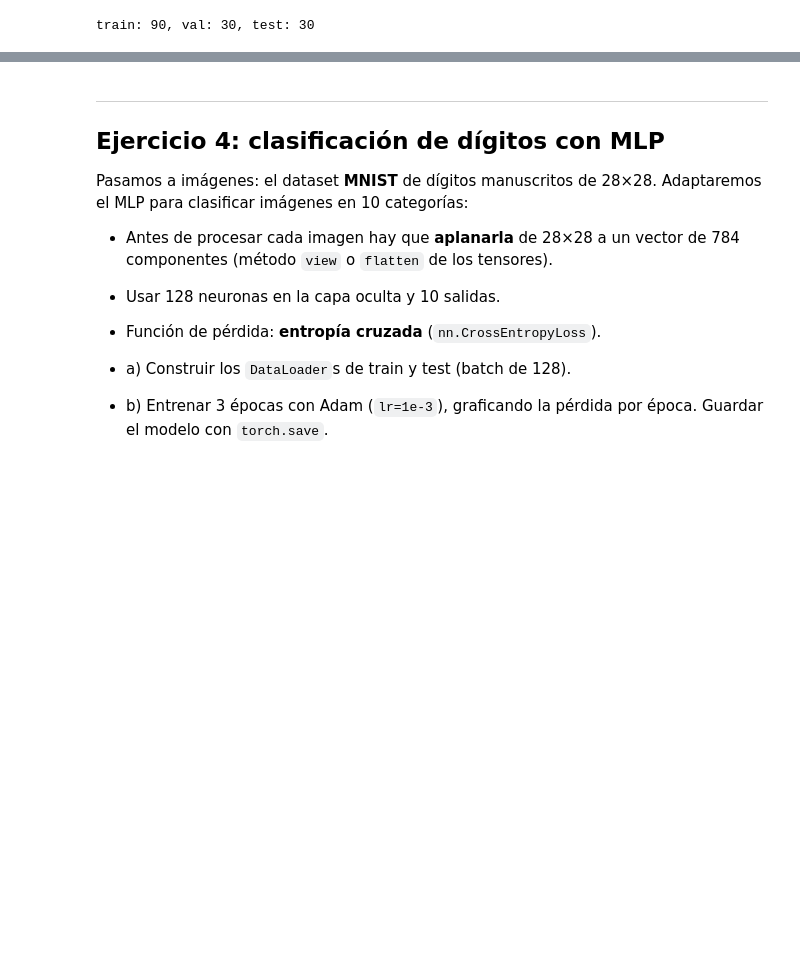
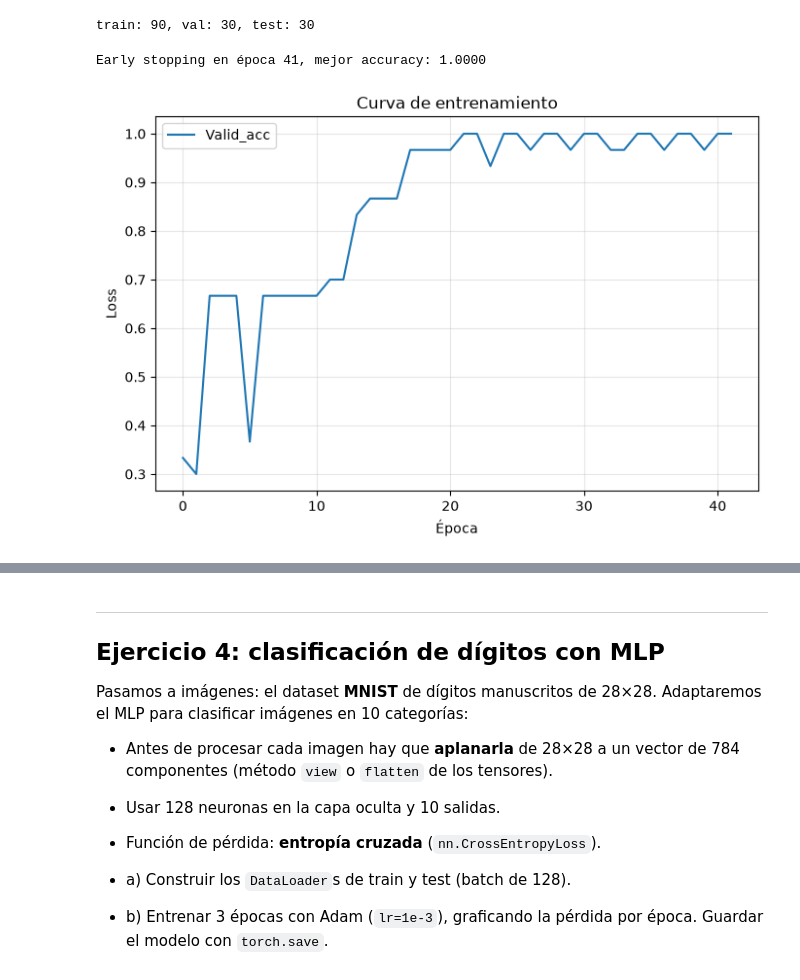
Before and after one commit to gggelme/pytorch_redes_ii, a Jupyter notebook: src/redes_neuronales_ii/Guia_1_alumno.ipynb, the cells around one changed output, grey strips where cells are left out. Saved outputs shown, nothing was run; the diff lists cells and outputs as text; code cells hidden in the pictures; blank space fills up the shorter version.

```diff
--- a/src/redes_neuronales_ii/Guia_1_alumno.ipynb
+++ b/src/redes_neuronales_ii/Guia_1_alumno.ipynb
@@ -244,6 +335,24 @@ test_loader  = DataLoader(DF_test, batch_size=64)
 print(f"train: {len(X_train)}, val: {len(X_val)}, test: {len(X_test)}")
 # %% [output]
 train: 90, val: 30, test: 30
+# %%
+model = PerceptronMulticapa_PRO(n_in = DF_train.X.shape[1], n_hid = 4, n_out = len(DF_train.y.unique()), lr = 0.01, salida_sigmoidea = False, clasificacion=True)
+hist = entrenar_MLP(model, train_loader, val_loader, epochs = 500)
+
+import matplotlib.pyplot as plt
+
+plt.figure(figsize=(8,5))
+#plt.plot(hist["train"], label="Train")
+plt.plot(hist["valid_acc"], label="Valid_acc")
+plt.xlabel("Época")
+plt.ylabel("Loss")
+plt.title("Curva de entrenamiento")
+plt.legend()
+plt.grid(True, alpha=0.3)
+plt.show()
+# %% [output]
+Early stopping en época 41, mejor accuracy: 1.0000
+[figure, added]
 # %%
 # ====================== COMPLETAR ======================
 # ========================================================
```
Also changed, not shown: parts of 24 cells of this notebook, 14 other files.
